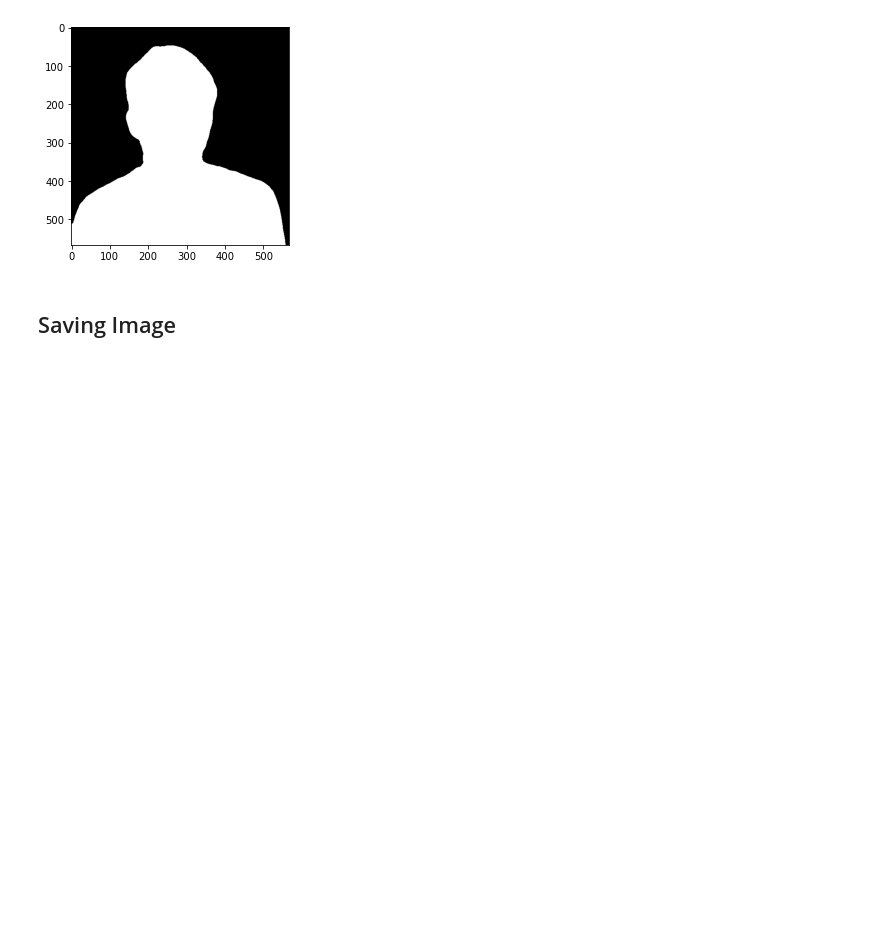
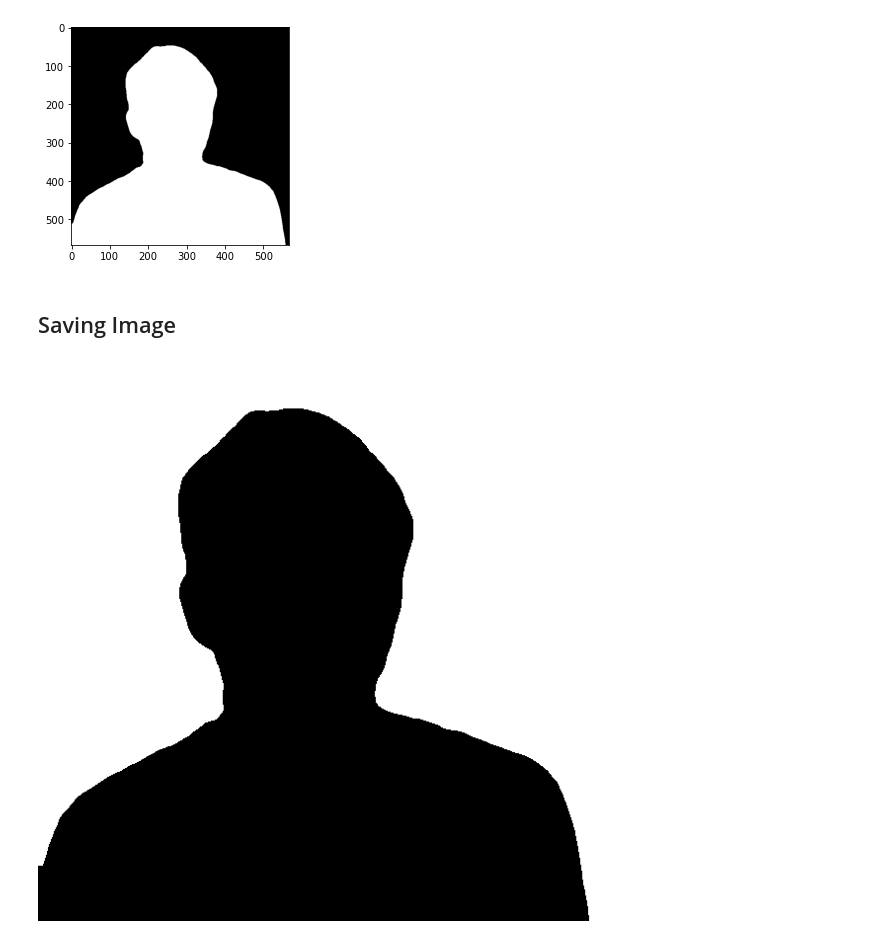
Before and after one commit to shivampradhan/Projects, a Jupyter notebook: Segmentation.ipynb, the cells around one changed output. Cells and saved outputs as stored; diff of their text form; code cells hidden in the pictures; blank space fills up the shorter version.

```diff
--- a/Segmentation.ipynb
+++ b/Segmentation.ipynb
@@ -194,6 +194,9 @@ plt.show()
 # %% [markdown]
 ## Saving Image
 # %%
-
-im = Image.fromarray(new_seg_image)
+segmented = cv2.bitwise_not(new_seg_image)
+im = Image.fromarray(segmented)
 im.save("Segmentation.jpg")
+im
+# %% [output]
+[figure, added]
```
Also changed, not shown: 3 other files.
